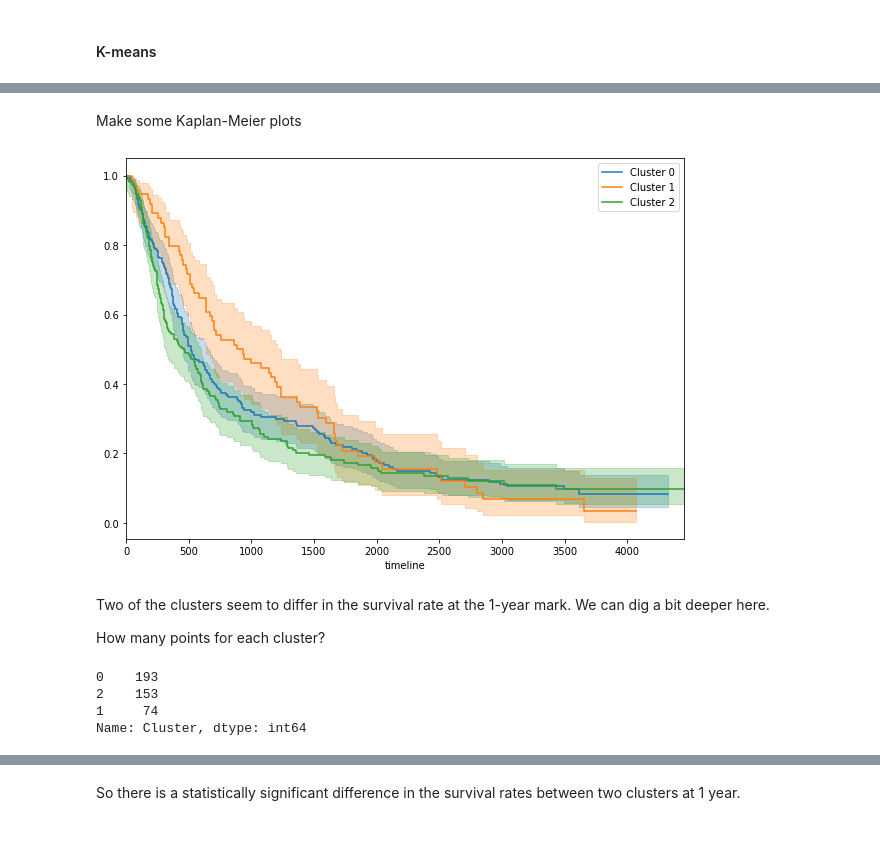
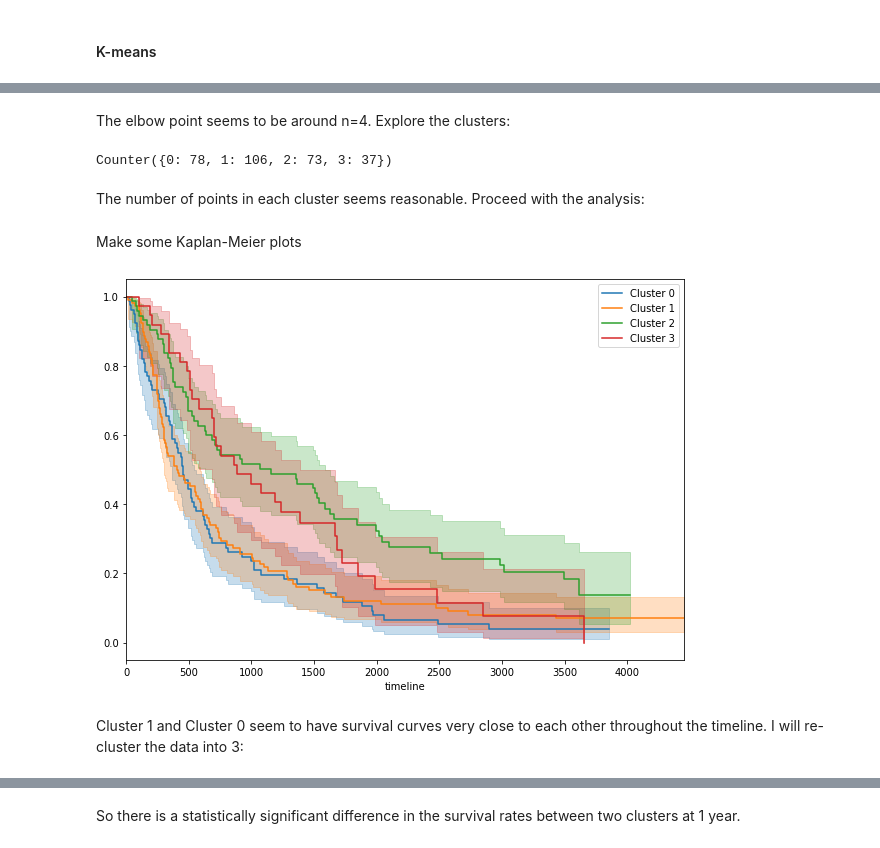
Before and after one commit to hhfchoi/Radiomics, a Jupyter notebook: Capstone - Analysis.ipynb, the cells around one changed output, grey strips where cells are left out. Cells and saved outputs as stored; diff of their text form; code cells hidden in the pictures.

Commit message:
Updates in KMeans analysis

```diff
--- a/Capstone - Analysis.ipynb
+++ b/Capstone - Analysis.ipynb
@@ -1738,7 +1751,7 @@ nsclc_inertias = []
 
 for i in range(2,8):
   my_kmeans = KMeans(n_clusters=i)
-  my_kmeans.fit(X_scaled)
+  my_kmeans.fit(X_tr_scaled)
 
   nsclc_inertias.append(my_kmeans.inertia_)
 # %%
@@ -1751,46 +1764,45 @@ plt.show()
+# %% [markdown]
+The elbow point seems to be around n=4. Explore the clusters:
+# %%
+n_cl_optimize = 4
+my_kmeans = KMeans(n_clusters=n_cl_optimize, random_state=42)
+my_kmeans.fit(X_tr_scaled)
+
+collections.Counter(my_kmeans.labels_)
+# %% [output]
+Counter({0: 78, 1: 106, 2: 73, 3: 37})
+# %% [markdown]
+The number of points in each cluster seems reasonable. Proceed with the analysis:
 # %%
-n_cl_opt = 3
+joblib.dump(my_kmeans, 'kmeans_4_test.pkl')
 
-my_kmeans = KMeans(n_clusters=n_cl_opt, random_state=1)
-my_kmeans.fit(X_scaled)
-joblib.dump(my_kmeans, 'kmeans_4.pkl')
+X_long = X_train.copy()
+X_long['Cluster'] = my_kmeans.predict(X_tr_scaled)
 
-X_long = X.copy()
-X_long['Cluster'] = my_kmeans.predict(X_scaled)
-
-X_long['age'] = df_tf['age']
-X_long['Clinical.T.Stage'] = df_tf['clinical.T.Stage']
-X_long['Clinical.N.Stage'] = df_tf['Clinical.N.Stage']
-X_long['Clinical.M.Stage'] = df_tf['Clinical.M.Stage']
-X_long['Histology'] = df_tf['Histology']
-X_long['Survival.time'] = df_tf['Survival.time']
-X_long['Deadstatus.event'] = df_tf['deadstatus.event']
+#X_long['age'] = df_tf['age']
+#X_long['Clinical.T.Stage'] = df_tf['clinical.T.Stage']
+#X_long['Clinical.N.Stage'] = df_tf['Clinical.N.Stage']
+#X_long['Clinical.M.Stage'] = df_tf['Clinical.M.Stage']
+#X_long['Histology'] = df_tf['Histology']
+X_long['Survival.time'] = y_train['Survival.time']
+X_long['Deadstatus.event'] = y_train['deadstatus.event']
 # %% [markdown]
 Make some Kaplan-Meier plots
 # %%
 kmf = KaplanMeierFitter()
 
 plt.figure(figsize=(10,7))
 
-for i in range(n_cl_opt):
+for i in range(n_cl_optimize):
   kmf.fit(X_long[X_long['Cluster']==i]['Survival.time'],
           X_long[X_long['Cluster']==i]['Deadstatus.event'],
           label='Cluster '+str(i))
 
   if (i==0):
     ax1 = kmf.plot()
   else:
     kmf.plot(ax=ax1)
 # %% [output]
-[figure, old version]
+[figure, new version]
-# %% [markdown]
-Two of the clusters seem to differ in the survival rate at the 1-year mark. We can dig a bit deeper here.
-
-How many points for each cluster?
-# %%
-X_long['Cluster'].value_counts()
-# %% [output]
-0    193
-2    153
-1     74
-Name: Cluster, dtype: int64
+# %% [markdown]
+Cluster 1 and Cluster 0 seem to have survival curves very close to each other throughout the timeline. I will re-cluster the data into 3:
```
Also changed, not shown: parts of 57 cells of this notebook.
